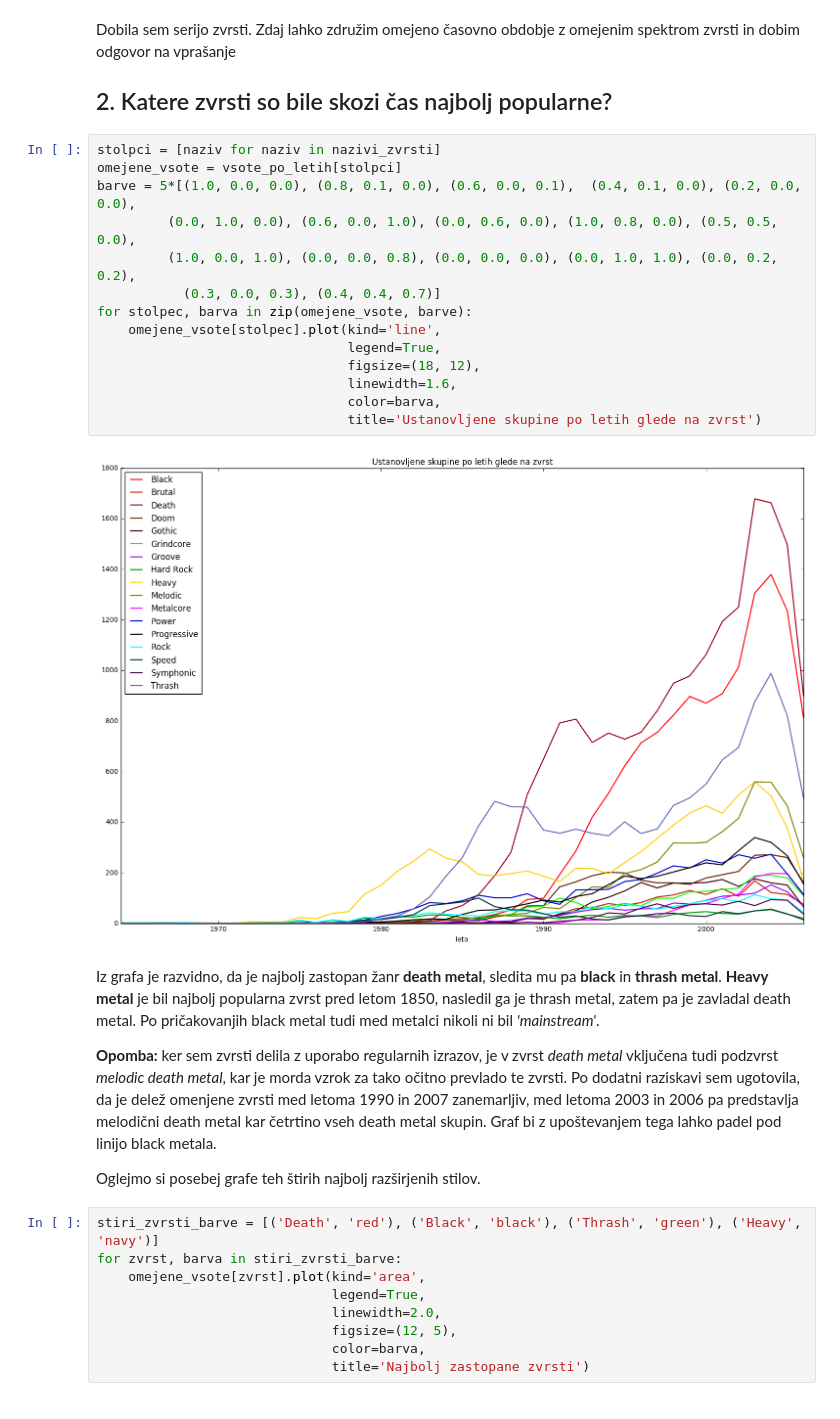
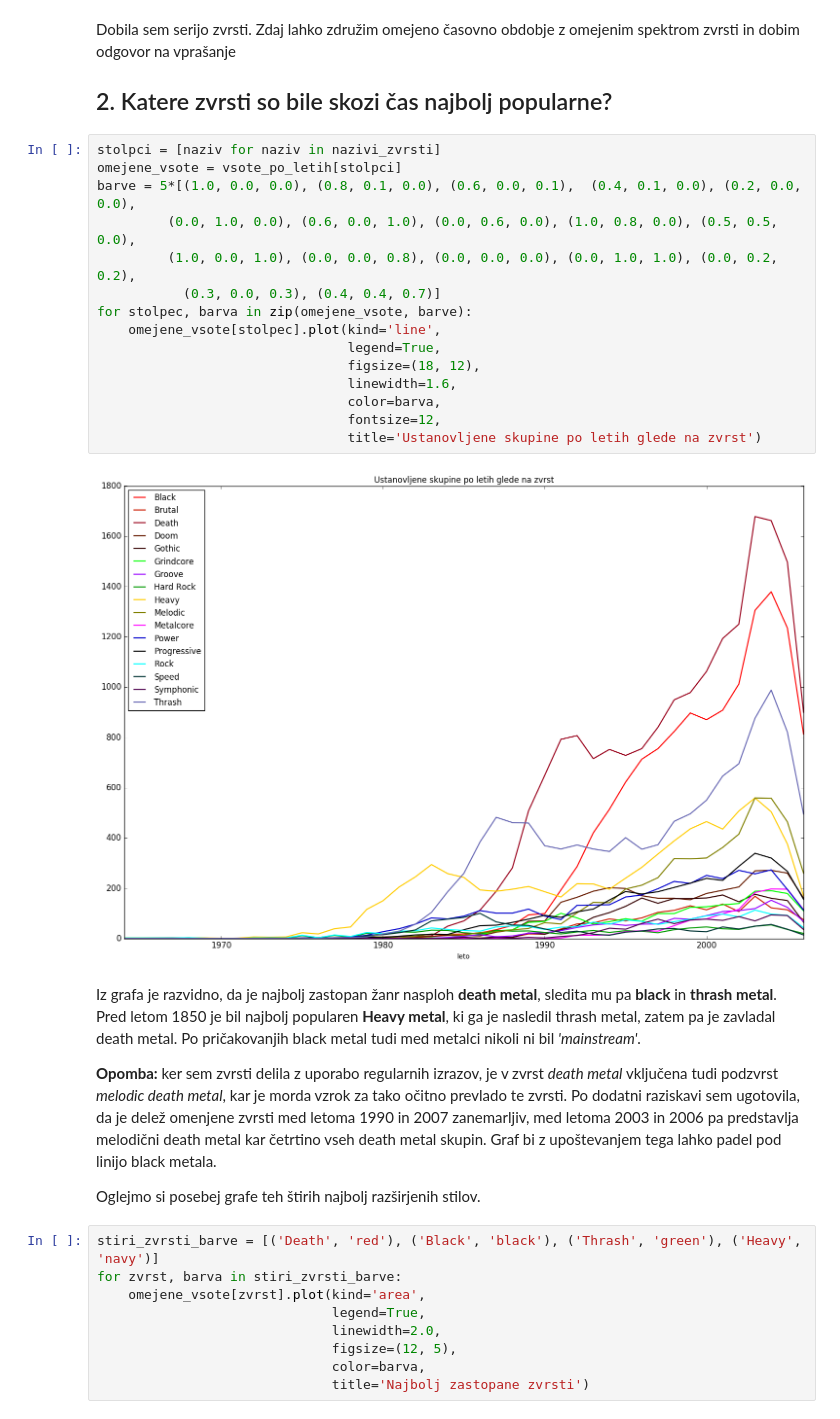
Before and after one commit to h3ll-o-w0rld/Projekt-za-PROG1, a Jupyter notebook: Projekt.ipynb, the cells around one changed output. Drawn from its saved outputs; the diff is of its cells as text.

```diff
--- a/Projekt.ipynb
+++ b/Projekt.ipynb
@@ -90,21 +90,22 @@ Dobila sem serijo zvrsti. Zdaj lahko združim omejeno časovno obdobje z omejeni
 # %%
 stolpci = [naziv for naziv in nazivi_zvrsti]
 omejene_vsote = vsote_po_letih[stolpci]
 barve = 5*[(1.0, 0.0, 0.0), (0.8, 0.1, 0.0), (0.6, 0.0, 0.1),  (0.4, 0.1, 0.0), (0.2, 0.0, 0.0),
          (0.0, 1.0, 0.0), (0.6, 0.0, 1.0), (0.0, 0.6, 0.0), (1.0, 0.8, 0.0), (0.5, 0.5, 0.0),
          (1.0, 0.0, 1.0), (0.0, 0.0, 0.8), (0.0, 0.0, 0.0), (0.0, 1.0, 1.0), (0.0, 0.2, 0.2),
            (0.3, 0.0, 0.3), (0.4, 0.4, 0.7)]
 for stolpec, barva in zip(omejene_vsote, barve):
     omejene_vsote[stolpec].plot(kind='line',
                                 legend=True,
                                 figsize=(18, 12),
                                 linewidth=1.6,
                                 color=barva,
+                                fontsize=12,
                                 title='Ustanovljene skupine po letih glede na zvrst')
 # %% [output]
-[figure, old version]
+[figure, new version]
 # %% [markdown]
-Iz grafa je razvidno, da je najbolj zastopan žanr **death metal**, sledita mu pa **black** in **thrash metal**. **Heavy metal** je bil najbolj popularna zvrst pred letom 1850, nasledil ga je thrash metal, zatem pa je zavladal death metal. Po pričakovanjih black metal tudi med metalci nikoli ni bil *'mainstream'*.
+Iz grafa je razvidno, da je najbolj zastopan žanr nasploh **death metal**, sledita mu pa **black** in **thrash metal**. Pred letom 1850 je bil najbolj popularen **Heavy metal**, ki ga je nasledil thrash metal, zatem pa je zavladal death metal. Po pričakovanjih black metal tudi med metalci nikoli ni bil *'mainstream'*.
 
 **Opomba:** ker sem zvrsti delila z uporabo regularnih izrazov, je v zvrst *death metal* vključena tudi podzvrst *melodic death metal*, kar je morda vzrok za tako očitno prevlado te zvrsti.
 Po dodatni raziskavi sem ugotovila, da je delež omenjene zvrsti med letoma 1990 in 2007 zanemarljiv, med letoma 2003 in 2006 pa predstavlja melodični death metal kar četrtino vseh death metal skupin. Graf bi z upoštevanjem tega lahko padel pod linijo black metala.
```
Also changed, not shown: parts of 8 cells of this notebook, 1 other file.
